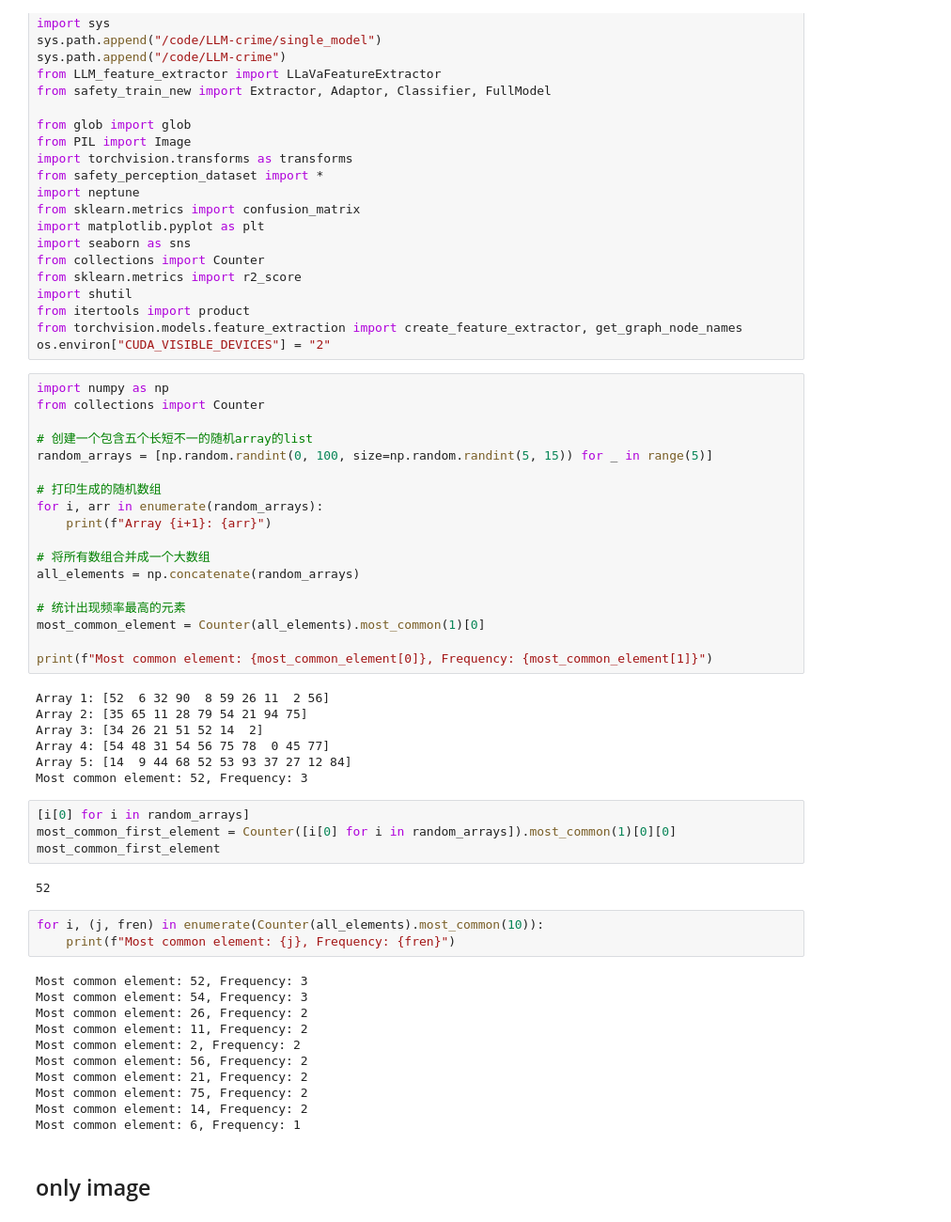
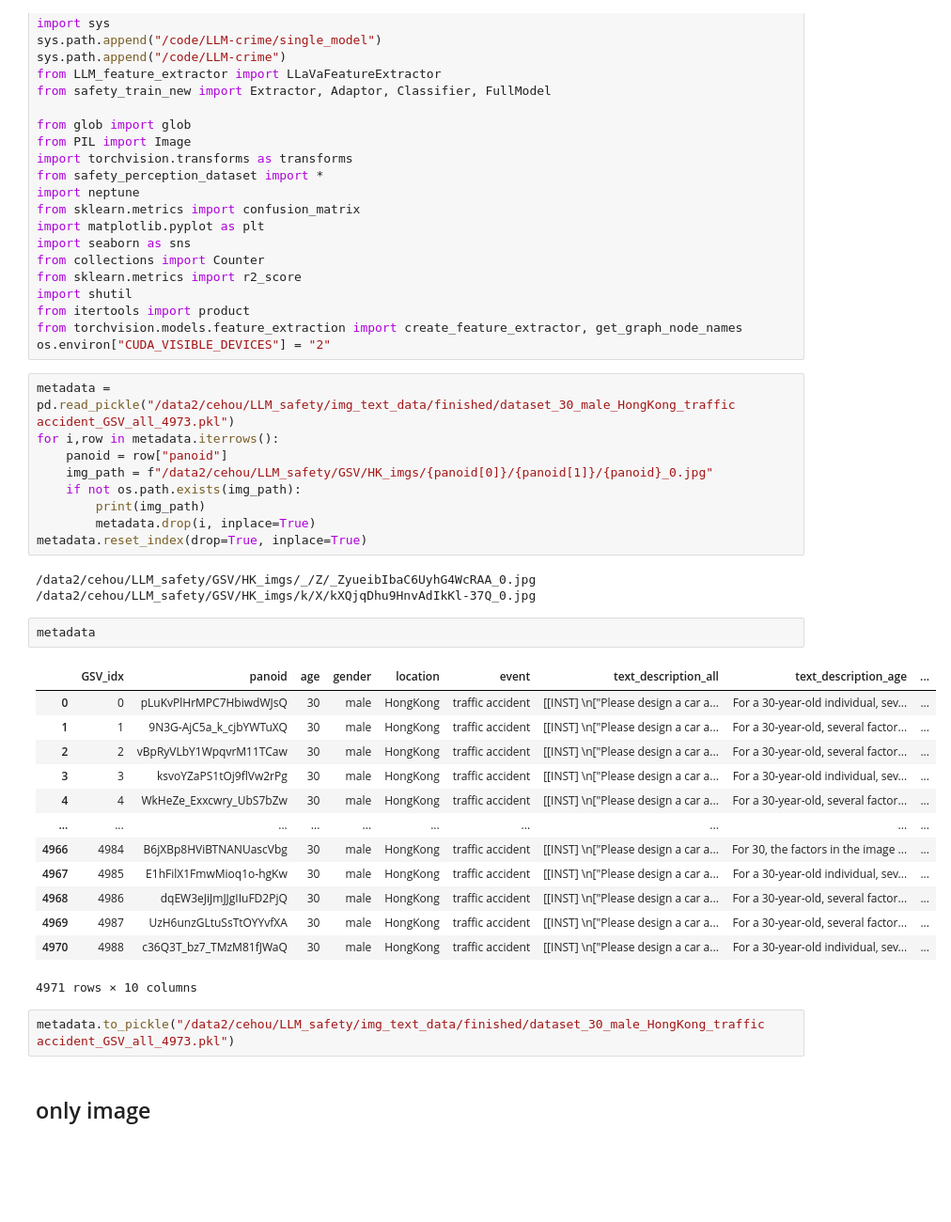
Before and after one commit to CeHouGIS/Safety_Perception_HK, a Jupyter notebook: safety_perception_model/single_model/prediction.ipynb, the cells around one changed output. Shown at 94% size. Saved outputs shown, nothing was run; the diff lists cells and outputs as text; blank space fills up the shorter version.

```diff
--- a/safety_perception_model/single_model/prediction.ipynb
+++ b/safety_perception_model/single_model/prediction.ipynb
@@ -25,51 +25,36 @@ import shutil
 from itertools import product
 from torchvision.models.feature_extraction import create_feature_extractor, get_graph_node_names
 os.environ["CUDA_VISIBLE_DEVICES"] = "2"
-# %%
-import numpy as np
-from collections import Counter
-
-# 创建一个包含五个长短不一的随机array的list
-random_arrays = [np.random.randint(0, 100, size=np.random.randint(5, 15)) for _ in range(5)]
-
-# 打印生成的随机数组
-for i, arr in enumerate(random_arrays):
-    print(f"Array {i+1}: {arr}")
-
-# 将所有数组合并成一个大数组
-all_elements = np.concatenate(random_arrays)
-
-# 统计出现频率最高的元素
-most_common_element = Counter(all_elements).most_common(1)[0]
-
-print(f"Most common element: {most_common_element[0]}, Frequency: {most_common_element[1]}")
-# %% [output]
-Array 1: [52  6 32 90  8 59 26 11  2 56]
-Array 2: [35 65 11 28 79 54 21 94 75]
-Array 3: [34 26 21 51 52 14  2]
-Array 4: [54 48 31 54 56 75 78  0 45 77]
-Array 5: [14  9 44 68 52 53 93 37 27 12 84]
-Most common element: 52, Frequency: 3
-# %%
-[i[0] for i in random_arrays]
-most_common_first_element = Counter([i[0] for i in random_arrays]).most_common(1)[0][0]
-most_common_first_element
-# %% [output]
-52
-# %%
-for i, (j, fren) in enumerate(Counter(all_elements).most_common(10)):
-    print(f"Most common element: {j}, Frequency: {fren}")
-# %% [output]
-Most common element: 52, Frequency: 3
-Most common element: 54, Frequency: 3
-Most common element: 26, Frequency: 2
-Most common element: 11, Frequency: 2
-Most common element: 2, Frequency: 2
-Most common element: 56, Frequency: 2
-Most common element: 21, Frequency: 2
-Most common element: 75, Frequency: 2
-Most common element: 14, Frequency: 2
-Most common element: 6, Frequency: 1
+# %%
+metadata = pd.read_pickle("/data2/cehou/LLM_safety/img_text_data/finished/dataset_30_male_HongKong_traffic accident_GSV_all_4973.pkl")
+for i,row in metadata.iterrows():
+    panoid = row["panoid"]
+    img_path = f"/data2/cehou/LLM_safety/GSV/HK_imgs/{panoid[0]}/{panoid[1]}/{panoid}_0.jpg"
+    if not os.path.exists(img_path):
+        print(img_path)
+        metadata.drop(i, inplace=True)
+metadata.reset_index(drop=True, inplace=True)
+# %% [output]
+/data2/cehou/LLM_safety/GSV/HK_imgs/_/Z/_ZyueibIbaC6UyhG4WcRAA_0.jpg
+/data2/cehou/LLM_safety/GSV/HK_imgs/k/X/kXQjqDhu9HnvAdIkKl-37Q_0.jpg
+# %%
+metadata
+# %% [output]
+|  | GSV_idx | panoid | age | gender | location | event | text_description_all | text_description_age | ... |
+| 0 | 0 | pLuKvPlHrMPC7HbiwdWJsQ | 30 | male | HongKong | traffic accident | [[INST] \n["Please design a car a... | For a 30-year-old individual, sev... | ... |
+| 1 | 1 | 9N3G-AjC5a_k_cjbYWTuXQ | 30 | male | HongKong | traffic accident | [[INST] \n["Please design a car a... | For a 30-year-old, several factor... | ... |
+| 2 | 2 | vBpRyVLbY1WpqvrM11TCaw | 30 | male | HongKong | traffic accident | [[INST] \n["Please design a car a... | For a 30-year-old, several factor... | ... |
+| 3 | 3 | ksvoYZaPS1tOj9flVw2rPg | 30 | male | HongKong | traffic accident | [[INST] \n["Please design a car a... | For a 30-year-old individual, sev... | ... |
+| 4 | 4 | WkHeZe_Exxcwry_UbS7bZw | 30 | male | HongKong | traffic accident | [[INST] \n["Please design a car a... | For a 30-year-old, several factor... | ... |
+| ... | ... | ... | ... | ... | ... | ... | ... | ... | ... |
+| 4966 | 4984 | B6jXBp8HViBTNANUascVbg | 30 | male | HongKong | traffic accident | [[INST] \n["Please design a car a... | For 30, the factors in the image ... | ... |
+| 4967 | 4985 | E1hFilX1FmwMioq1o-hgKw | 30 | male | HongKong | traffic accident | [[INST] \n["Please design a car a... | For a 30-year-old individual, sev... | ... |
+| 4968 | 4986 | dqEW3eJiJmJJgIIuFD2PjQ | 30 | male | HongKong | traffic accident | [[INST] \n["Please design a car a... | For a 30-year-old, several factor... | ... |
+| 4969 | 4987 | UzH6unzGLtuSsTtOYYvfXA | 30 | male | HongKong | traffic accident | [[INST] \n["Please design a car a... | For a 30-year-old, several factor... | ... |
+| 4970 | 4988 | c36Q3T_bz7_TMzM81fJWaQ | 30 | male | HongKong | traffic accident | [[INST] \n["Please design a car a... | For a 30-year-old individual, sev... | ... |
+4971 rows × 10 columns
+# %%
+metadata.to_pickle("/data2/cehou/LLM_safety/img_text_data/finished/dataset_30_male_HongKong_traffic accident_GSV_all_4973.pkl")
 # %% [markdown]
 ## only image
 # %%
```
Also changed, not shown: 4 other files.
